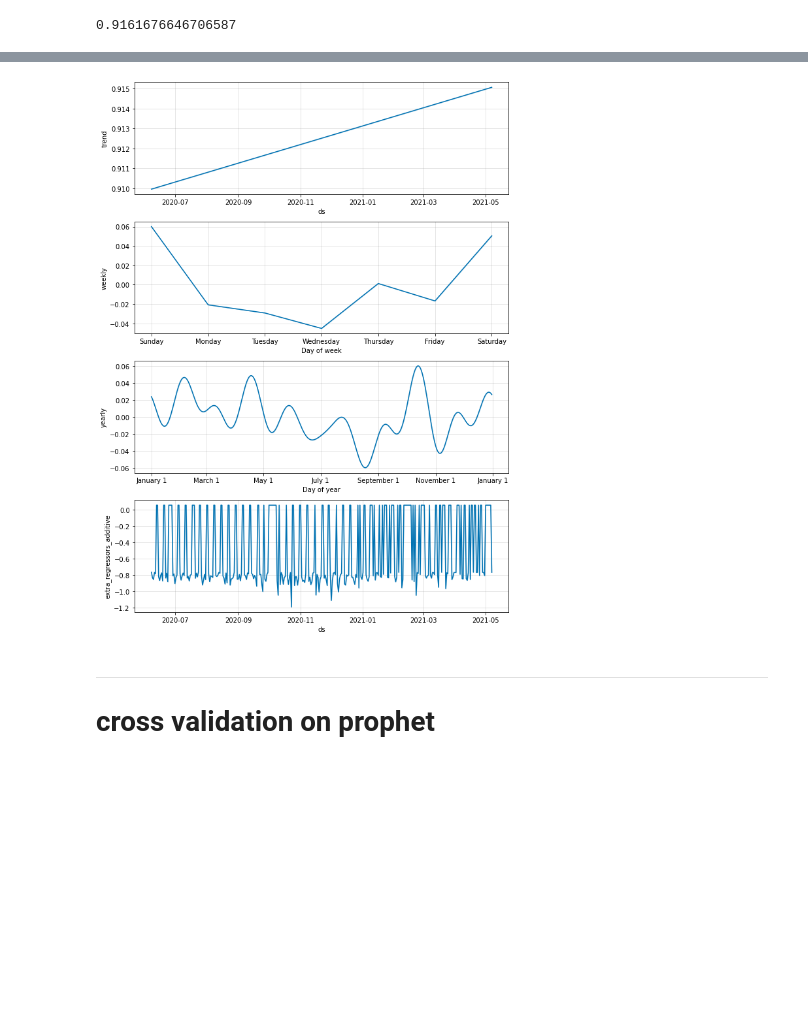
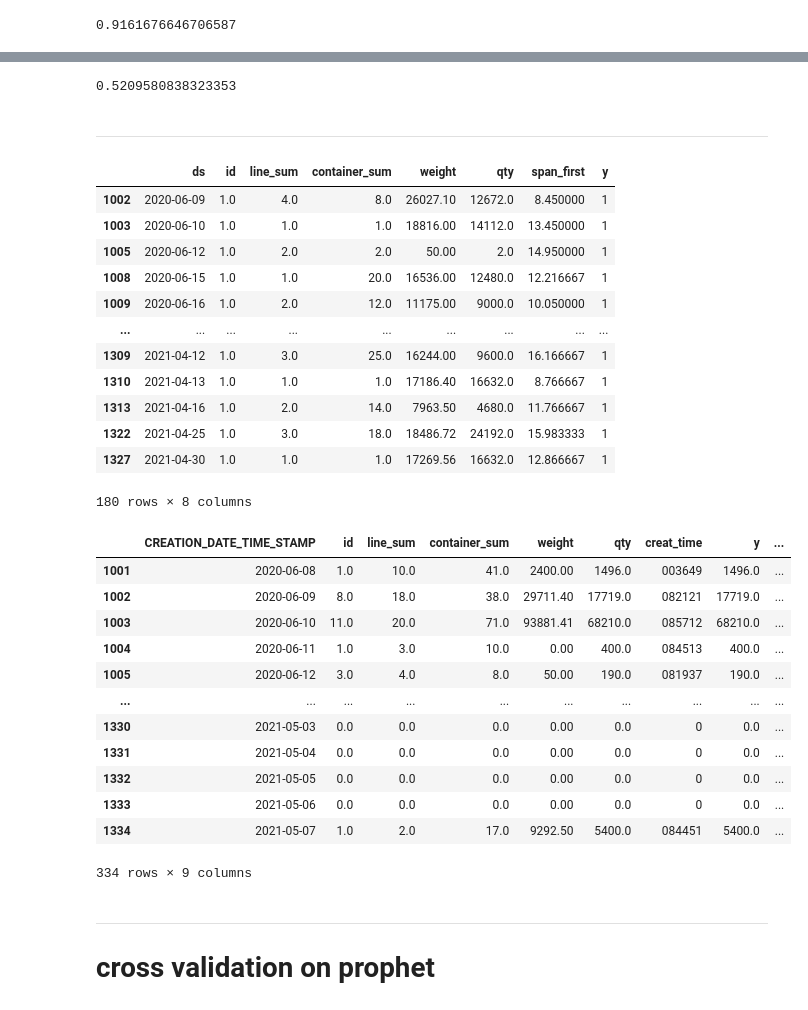
Before and after one commit to fyenne/play3_timeseries, a Jupyter notebook: hpi_out.ipynb, the cells around one changed output, grey strips where cells are left out. Drawn from its saved outputs; the diff is of its cells as text; code cells hidden in the pictures; blank space fills up the shorter version.

```diff
--- a/hpi_out.ipynb
+++ b/hpi_out.ipynb
@@ -309,6 +341,6 @@ memory usage: 146.0+ KB
 # %%
-train_full['diff'] = train_full['qty_x'] - train_full['qty_y'] ==  0
-train_full['diff'] = [1 if i == True else 0 for i in train_full['diff']]
+# train_full['diff'] = train_full['qty_x'] - train_full['qty_y'] ==  0
+# train_full['diff'] = [1 if i == True else 0 for i in train_full['diff']]
 # %%
 # train_full = train_full.asfreq('D')
 # %%
@@ -388,0 +500,5 @@ accuracy_score(x_test1['y'],acc_score_data)
+# %%
+from sklearn.metrics import mean_absolute_percentage_error
+accuracy_score(test_labels, pred_1_lable2)
+# %% [output]
+0.5209580838323353
@@ -389,8 +515,40 @@ accuracy_score(x_test1['y'],acc_score_data)
+# %% [markdown]
+---
 # %%
-m.plot_components(m.predict(x_test1))
-plt.show()
+# m.plot_components(m.predict(x_test1))
+# plt.show()
+x_test2 = x_test1[x_test1['y'] == 1]
 # %% [output]
-[figure, removed]
+|  | ds | id | line_sum | container_sum | weight | qty | span_first | y |
+| 1002 | 2020-06-09 | 1.0 | 4.0 | 8.0 | 26027.10 | 12672.0 | 8.450000 | 1 |
+| 1003 | 2020-06-10 | 1.0 | 1.0 | 1.0 | 18816.00 | 14112.0 | 13.450000 | 1 |
+| 1005 | 2020-06-12 | 1.0 | 2.0 | 2.0 | 50.00 | 2.0 | 14.950000 | 1 |
+| 1008 | 2020-06-15 | 1.0 | 1.0 | 20.0 | 16536.00 | 12480.0 | 12.216667 | 1 |
+| 1009 | 2020-06-16 | 1.0 | 2.0 | 12.0 | 11175.00 | 9000.0 | 10.050000 | 1 |
+| ... | ... | ... | ... | ... | ... | ... | ... | ... |
+| 1309 | 2021-04-12 | 1.0 | 3.0 | 25.0 | 16244.00 | 9600.0 | 16.166667 | 1 |
+| 1310 | 2021-04-13 | 1.0 | 1.0 | 1.0 | 17186.40 | 16632.0 | 8.766667 | 1 |
+| 1313 | 2021-04-16 | 1.0 | 2.0 | 14.0 | 7963.50 | 4680.0 | 11.766667 | 1 |
+| 1322 | 2021-04-25 | 1.0 | 3.0 | 18.0 | 18486.72 | 24192.0 | 15.983333 | 1 |
+| 1327 | 2021-04-30 | 1.0 | 1.0 | 1.0 | 17269.56 | 16632.0 | 12.866667 | 1 |
+180 rows × 8 columns
+# %%
+x = train_full
+x_train, x_test = temporal_train_test_split(x);x_test
+# %% [output]
+|  | CREATION_DATE_TIME_STAMP | id | line_sum | container_sum | weight | qty | creat_time | y | ... |
+| 1001 | 2020-06-08 | 1.0 | 10.0 | 41.0 | 2400.00 | 1496.0 | 003649 | 1496.0 | ... |
+| 1002 | 2020-06-09 | 8.0 | 18.0 | 38.0 | 29711.40 | 17719.0 | 082121 | 17719.0 | ... |
+| 1003 | 2020-06-10 | 11.0 | 20.0 | 71.0 | 93881.41 | 68210.0 | 085712 | 68210.0 | ... |
+| 1004 | 2020-06-11 | 1.0 | 3.0 | 10.0 | 0.00 | 400.0 | 084513 | 400.0 | ... |
+| 1005 | 2020-06-12 | 3.0 | 4.0 | 8.0 | 50.00 | 190.0 | 081937 | 190.0 | ... |
+| ... | ... | ... | ... | ... | ... | ... | ... | ... | ... |
+| 1330 | 2021-05-03 | 0.0 | 0.0 | 0.0 | 0.00 | 0.0 | 0 | 0.0 | ... |
+| 1331 | 2021-05-04 | 0.0 | 0.0 | 0.0 | 0.00 | 0.0 | 0 | 0.0 | ... |
+| 1332 | 2021-05-05 | 0.0 | 0.0 | 0.0 | 0.00 | 0.0 | 0 | 0.0 | ... |
+| 1333 | 2021-05-06 | 0.0 | 0.0 | 0.0 | 0.00 | 0.0 | 0 | 0.0 | ... |
+| 1334 | 2021-05-07 | 1.0 | 2.0 | 17.0 | 9292.50 | 5400.0 | 084451 | 5400.0 | ... |
+334 rows × 9 columns
 # %% [markdown]
 ---
 # cross validation on prophet
```
Also changed, not shown: parts of 61 cells of this notebook, 1 other file.
